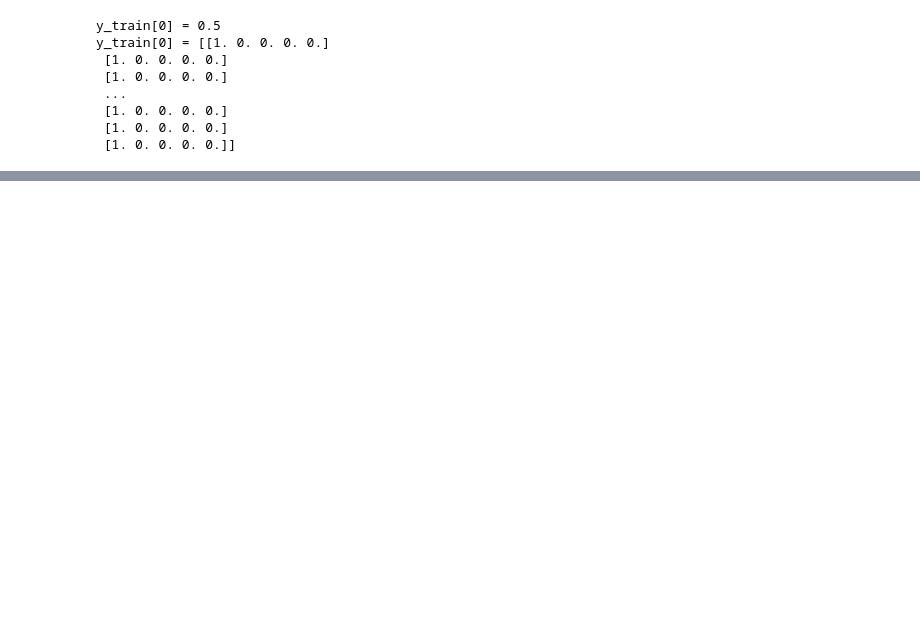
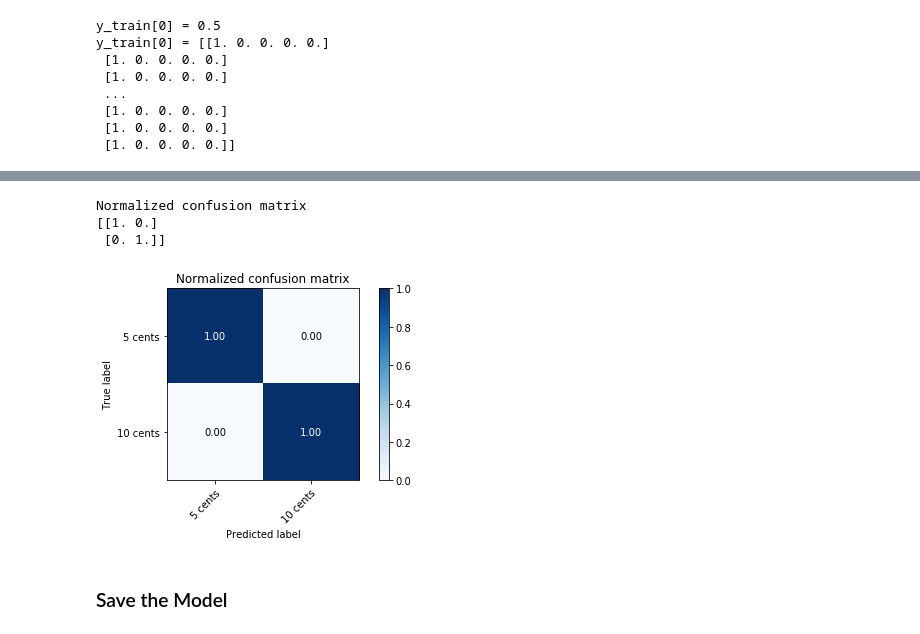
Before and after one commit to neemiasbsilva/ImageProcessing, a Jupyter notebook: Brazillian_Coins_CNN.ipynb, the cells around one changed output, grey strips where cells are left out. Saved outputs shown, nothing was run; the diff lists cells and outputs as text; code cells hidden in the pictures; blank space fills up the shorter version.

```diff
--- a/Brazillian_Coins_CNN.ipynb
+++ b/Brazillian_Coins_CNN.ipynb
@@ -240,0 +392,14 @@ WARNING:tensorflow:From /usr/local/lib/python3.6/dist-packages/keras/backend/ten
+# %%
+
+# Plot normalized confusion matrix
+plot_confusion_matrix(y_testPlot, predictionsPlot, classes=class_names, normalize=True,
+                      title='Normalized confusion matrix')
+
+plt.show()
+# %% [output]
+Normalized confusion matrix
+[[1. 0.]
+ [0. 1.]]
+[figure, added]
+# %% [markdown]
+### Save the Model
```
Also changed, not shown: parts of 15 cells of this notebook.
